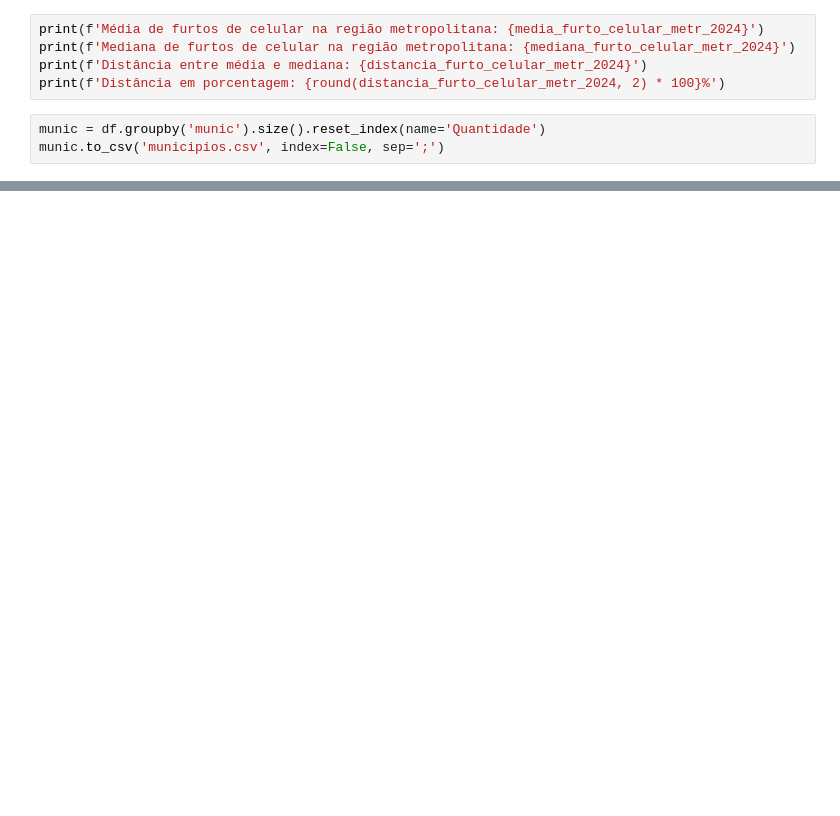
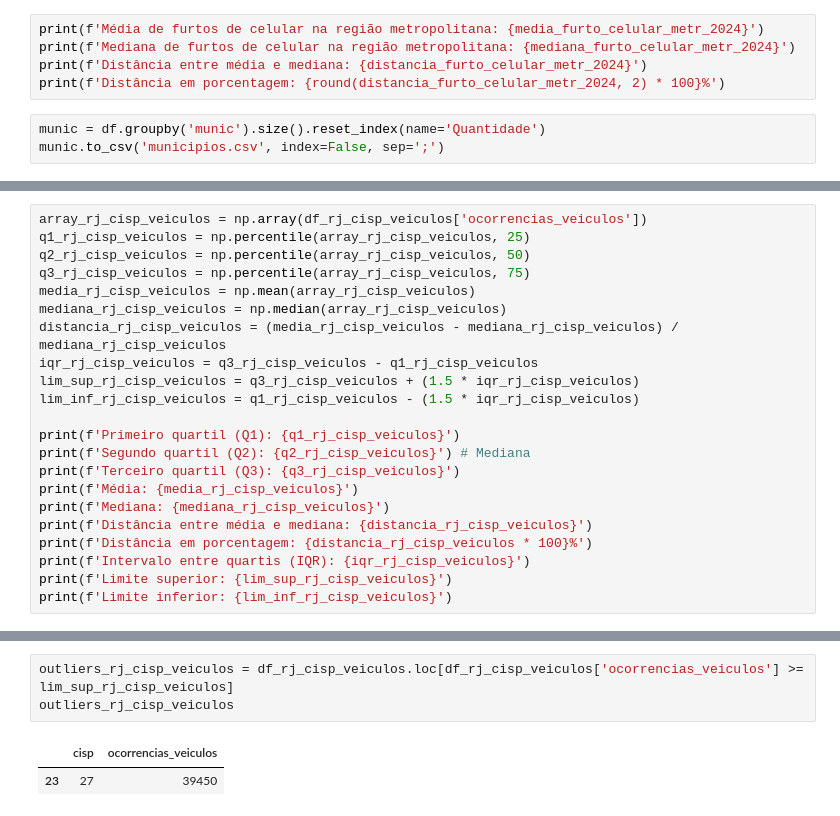
Before and after one commit to isampaio92/senac-dados, a Jupyter notebook: isp_senac.ipynb, the cells around one changed output, grey strips where cells are left out. Drawn from its saved outputs; the diff is of its cells as text; blank space fills up the shorter version.

```diff
--- a/isp_senac.ipynb
+++ b/isp_senac.ipynb
@@ -149,0 +190,22 @@ munic.to_csv('municipios.csv', index=False, sep=';')
+# %%
+array_rj_cisp_veiculos = np.array(df_rj_cisp_veiculos['ocorrencias_veiculos'])
+q1_rj_cisp_veiculos = np.percentile(array_rj_cisp_veiculos, 25)
+q2_rj_cisp_veiculos = np.percentile(array_rj_cisp_veiculos, 50)
+q3_rj_cisp_veiculos = np.percentile(array_rj_cisp_veiculos, 75)
+media_rj_cisp_veiculos = np.mean(array_rj_cisp_veiculos)
+mediana_rj_cisp_veiculos = np.median(array_rj_cisp_veiculos)
+distancia_rj_cisp_veiculos = (media_rj_cisp_veiculos - mediana_rj_cisp_veiculos) / mediana_rj_cisp_veiculos
+iqr_rj_cisp_veiculos = q3_rj_cisp_veiculos - q1_rj_cisp_veiculos
+lim_sup_rj_cisp_veiculos = q3_rj_cisp_veiculos + (1.5 * iqr_rj_cisp_veiculos)
+lim_inf_rj_cisp_veiculos = q1_rj_cisp_veiculos - (1.5 * iqr_rj_cisp_veiculos)
+
+print(f'Primeiro quartil (Q1): {q1_rj_cisp_veiculos}')
+print(f'Segundo quartil (Q2): {q2_rj_cisp_veiculos}') # Mediana
+print(f'Terceiro quartil (Q3): {q3_rj_cisp_veiculos}')
+print(f'Média: {media_rj_cisp_veiculos}')
+print(f'Mediana: {mediana_rj_cisp_veiculos}')
+print(f'Distância entre média e mediana: {distancia_rj_cisp_veiculos}')
+print(f'Distância em porcentagem: {distancia_rj_cisp_veiculos * 100}%')
+print(f'Intervalo entre quartis (IQR): {iqr_rj_cisp_veiculos}')
+print(f'Limite superior: {lim_sup_rj_cisp_veiculos}')
+print(f'Limite inferior: {lim_inf_rj_cisp_veiculos}')
@@ -149,0 +223,6 @@ munic.to_csv('municipios.csv', index=False, sep=';')
+# %%
+outliers_rj_cisp_veiculos = df_rj_cisp_veiculos.loc[df_rj_cisp_veiculos['ocorrencias_veiculos'] >= lim_sup_rj_cisp_veiculos]
+outliers_rj_cisp_veiculos
+# %% [output]
+|  | cisp | ocorrencias_veiculos |
+| 23 | 27 | 39450 |
```
Also changed, not shown: parts of 12 cells of this notebook.
